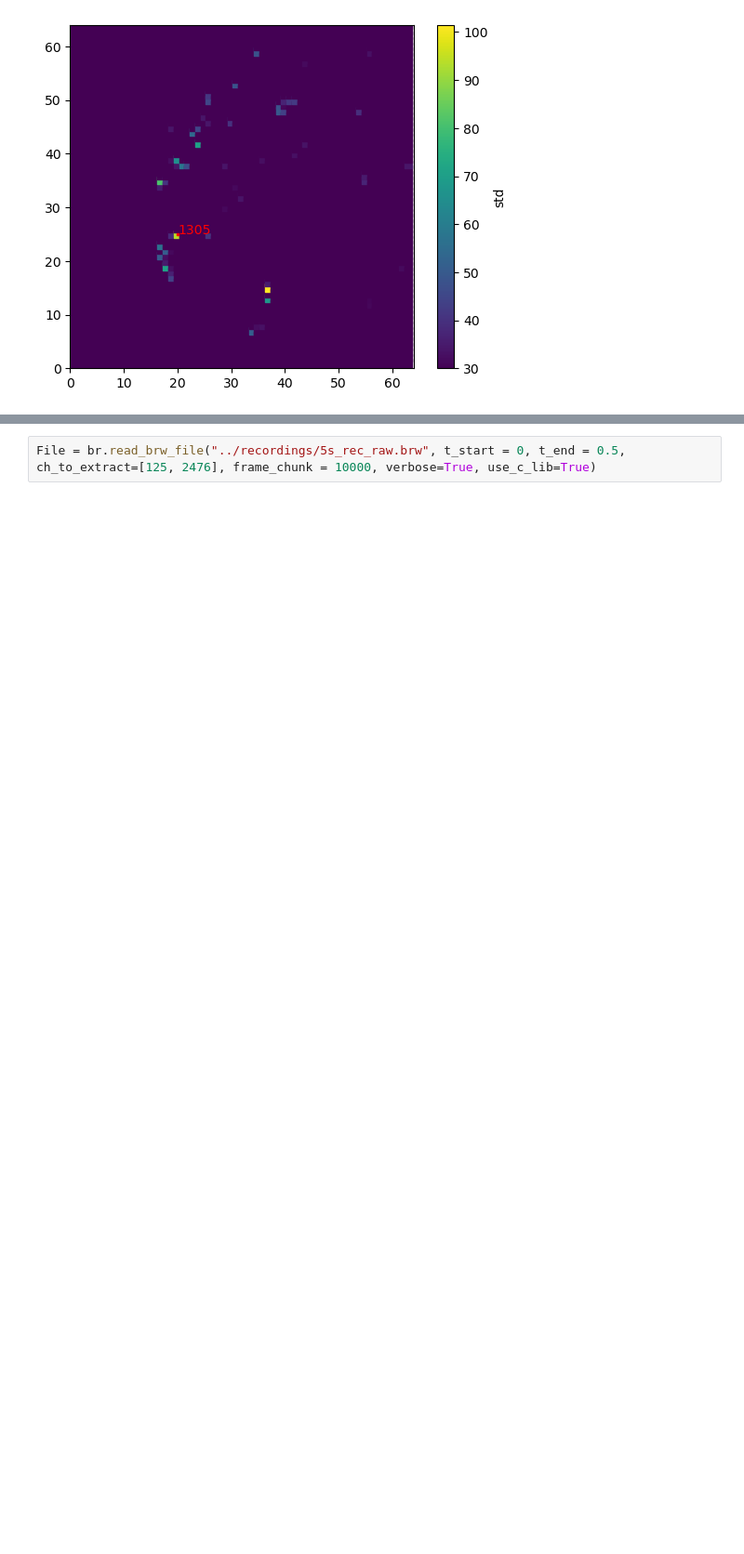
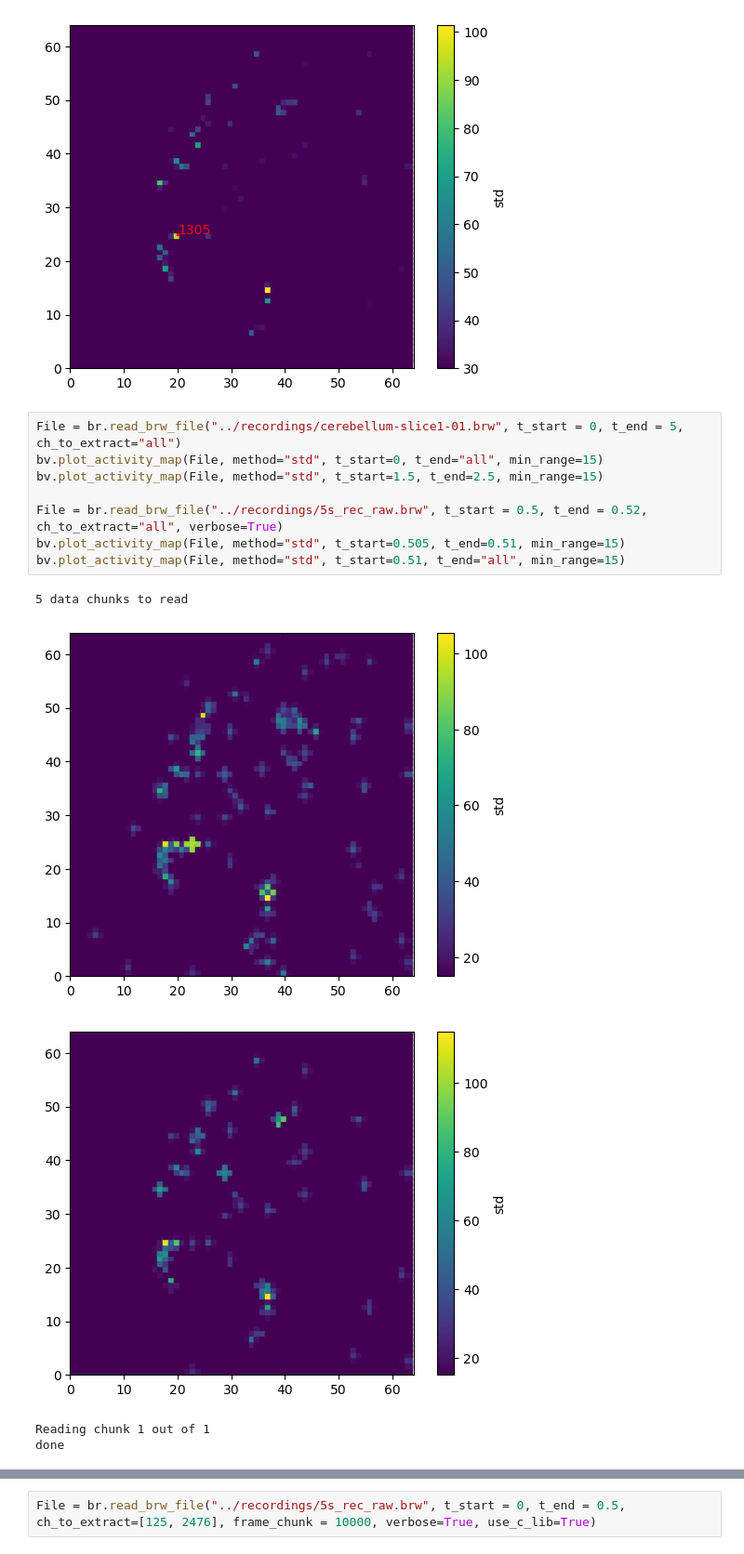
Before and after one commit to JeandeMontigny/beaf, a Jupyter notebook: notebooks/read_brw_files.ipynb, the cells around one changed output, grey strips where cells are left out. Shown at 93% size. Saved outputs shown, nothing was run; the diff lists cells and outputs as text; blank space fills up the shorter version.

```diff
--- a/notebooks/read_brw_files.ipynb
+++ b/notebooks/read_brw_files.ipynb
@@ -230,3 +230,17 @@ bv.plot_activity_map(File, label=[1305], method="std", min_range=30)
 [figure]
 [figure]
 [figure]
+# %%
+File = br.read_brw_file("../recordings/cerebellum-slice1-01.brw", t_start = 0, t_end = 5, ch_to_extract="all")
+bv.plot_activity_map(File, method="std", t_start=0, t_end="all", min_range=15)
+bv.plot_activity_map(File, method="std", t_start=1.5, t_end=2.5, min_range=15)
+
+File = br.read_brw_file("../recordings/5s_rec_raw.brw", t_start = 0.5, t_end = 0.52, ch_to_extract="all", verbose=True)
+bv.plot_activity_map(File, method="std", t_start=0.505, t_end=0.51, min_range=15)
+bv.plot_activity_map(File, method="std", t_start=0.51, t_end="all", min_range=15)
+# %% [output]
+5 data chunks to read
+[figure, added]
+[figure, added]
+Reading chunk 1 out of 1
+done
```
Also changed, not shown: parts of 2 cells of this notebook, 1 other file.
